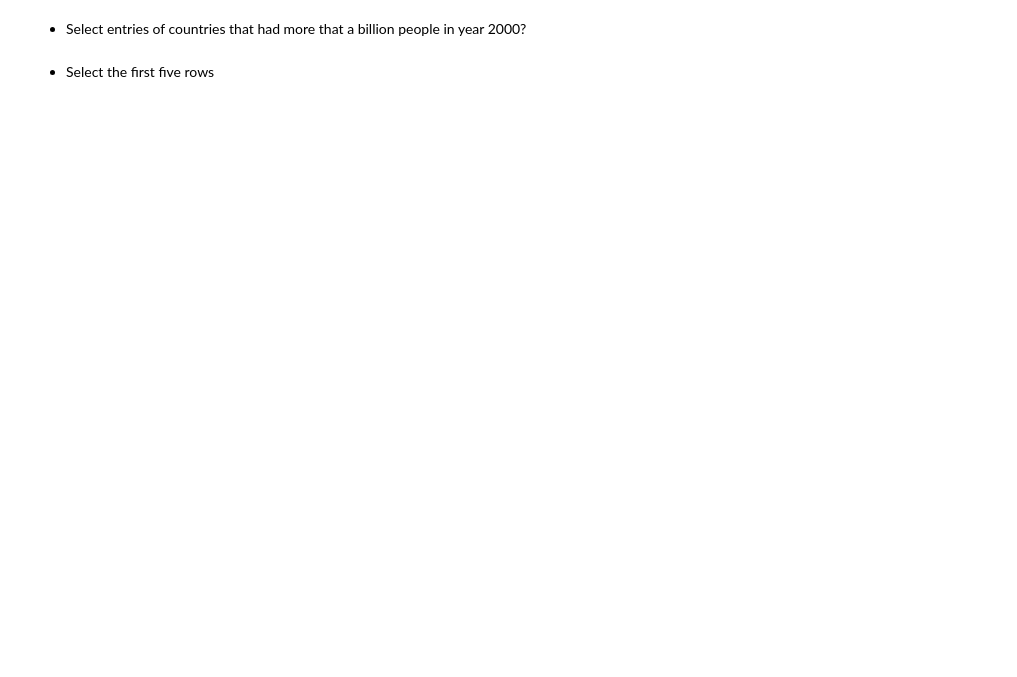
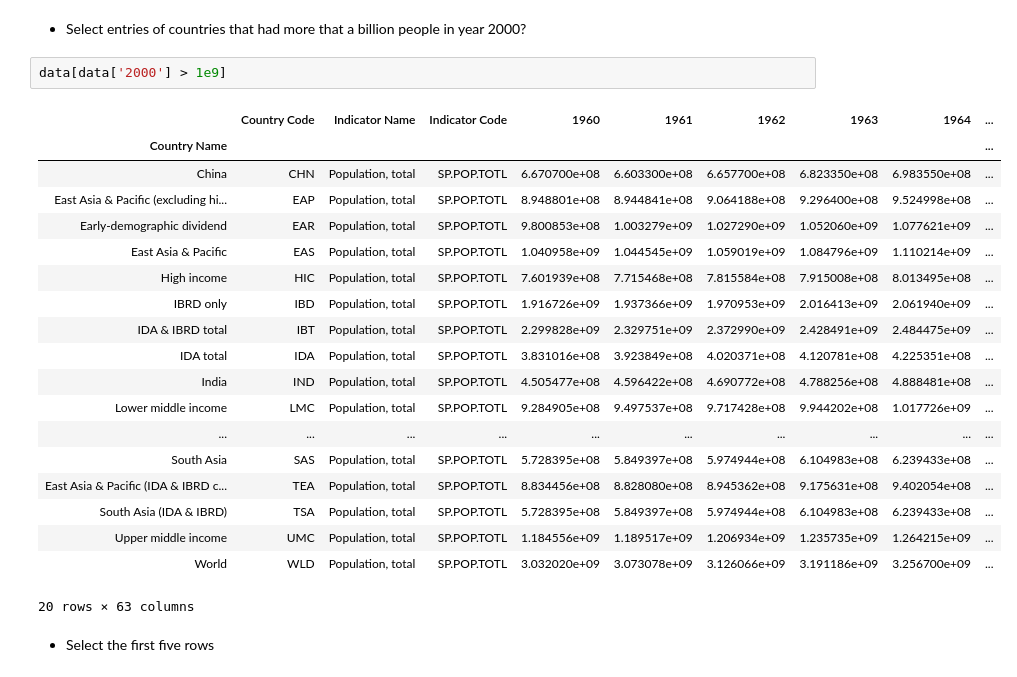
Before and after one commit to hanisaf/mist5730-fall2019, a Jupyter notebook: 14-warmup-sol.ipynb, the cells around one changed output. Saved outputs shown, nothing was run; the diff lists cells and outputs as text; blank space fills up the shorter version.

```diff
--- a/14-warmup-sol.ipynb
+++ b/14-warmup-sol.ipynb
@@ -165,4 +212,26 @@ Name: 2018, dtype: float64
 # %% [markdown]
 - Select entries of countries that had more that a billion people in year 2000?
+# %%
+data[data['2000'] > 1e9]
+# %% [output]
+|  | Country Code | Indicator Name | Indicator Code | 1960 | 1961 | 1962 | 1963 | 1964 | ... |
+| Country Name |  |  |  |  |  |  |  |  | ... |
+| China | CHN | Population, total | SP.POP.TOTL | 6.670700e+08 | 6.603300e+08 | 6.657700e+08 | 6.823350e+08 | 6.983550e+08 | ... |
+| East Asia & Pacific (excluding hi... | EAP | Population, total | SP.POP.TOTL | 8.948801e+08 | 8.944841e+08 | 9.064188e+08 | 9.296400e+08 | 9.524998e+08 | ... |
+| Early-demographic dividend | EAR | Population, total | SP.POP.TOTL | 9.800853e+08 | 1.003279e+09 | 1.027290e+09 | 1.052060e+09 | 1.077621e+09 | ... |
+| East Asia & Pacific | EAS | Population, total | SP.POP.TOTL | 1.040958e+09 | 1.044545e+09 | 1.059019e+09 | 1.084796e+09 | 1.110214e+09 | ... |
+| High income | HIC | Population, total | SP.POP.TOTL | 7.601939e+08 | 7.715468e+08 | 7.815584e+08 | 7.915008e+08 | 8.013495e+08 | ... |
+| IBRD only | IBD | Population, total | SP.POP.TOTL | 1.916726e+09 | 1.937366e+09 | 1.970953e+09 | 2.016413e+09 | 2.061940e+09 | ... |
+| IDA & IBRD total | IBT | Population, total | SP.POP.TOTL | 2.299828e+09 | 2.329751e+09 | 2.372990e+09 | 2.428491e+09 | 2.484475e+09 | ... |
+| IDA total | IDA | Population, total | SP.POP.TOTL | 3.831016e+08 | 3.923849e+08 | 4.020371e+08 | 4.120781e+08 | 4.225351e+08 | ... |
+| India | IND | Population, total | SP.POP.TOTL | 4.505477e+08 | 4.596422e+08 | 4.690772e+08 | 4.788256e+08 | 4.888481e+08 | ... |
+| Lower middle income | LMC | Population, total | SP.POP.TOTL | 9.284905e+08 | 9.497537e+08 | 9.717428e+08 | 9.944202e+08 | 1.017726e+09 | ... |
+| ... | ... | ... | ... | ... | ... | ... | ... | ... | ... |
+| South Asia | SAS | Population, total | SP.POP.TOTL | 5.728395e+08 | 5.849397e+08 | 5.974944e+08 | 6.104983e+08 | 6.239433e+08 | ... |
+| East Asia & Pacific (IDA & IBRD c... | TEA | Population, total | SP.POP.TOTL | 8.834456e+08 | 8.828080e+08 | 8.945362e+08 | 9.175631e+08 | 9.402054e+08 | ... |
+| South Asia (IDA & IBRD) | TSA | Population, total | SP.POP.TOTL | 5.728395e+08 | 5.849397e+08 | 5.974944e+08 | 6.104983e+08 | 6.239433e+08 | ... |
+| Upper middle income | UMC | Population, total | SP.POP.TOTL | 1.184556e+09 | 1.189517e+09 | 1.206934e+09 | 1.235735e+09 | 1.264215e+09 | ... |
+| World | WLD | Population, total | SP.POP.TOTL | 3.032020e+09 | 3.073078e+09 | 3.126066e+09 | 3.191186e+09 | 3.256700e+09 | ... |
+20 rows × 63 columns
 # %% [markdown]
 - Select the first five rows
```
Also changed, not shown: parts of 9 cells of this notebook, 1 other file.
